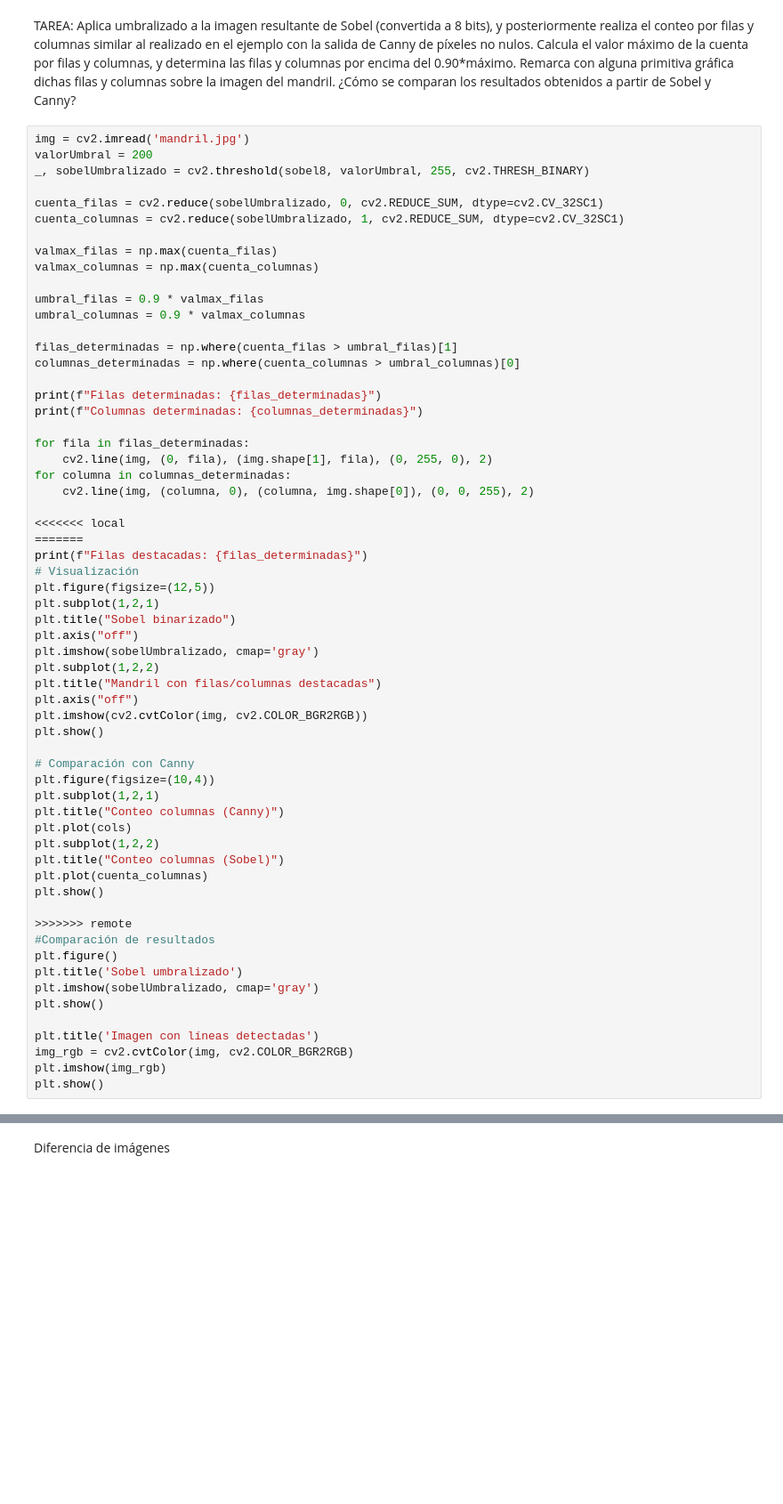
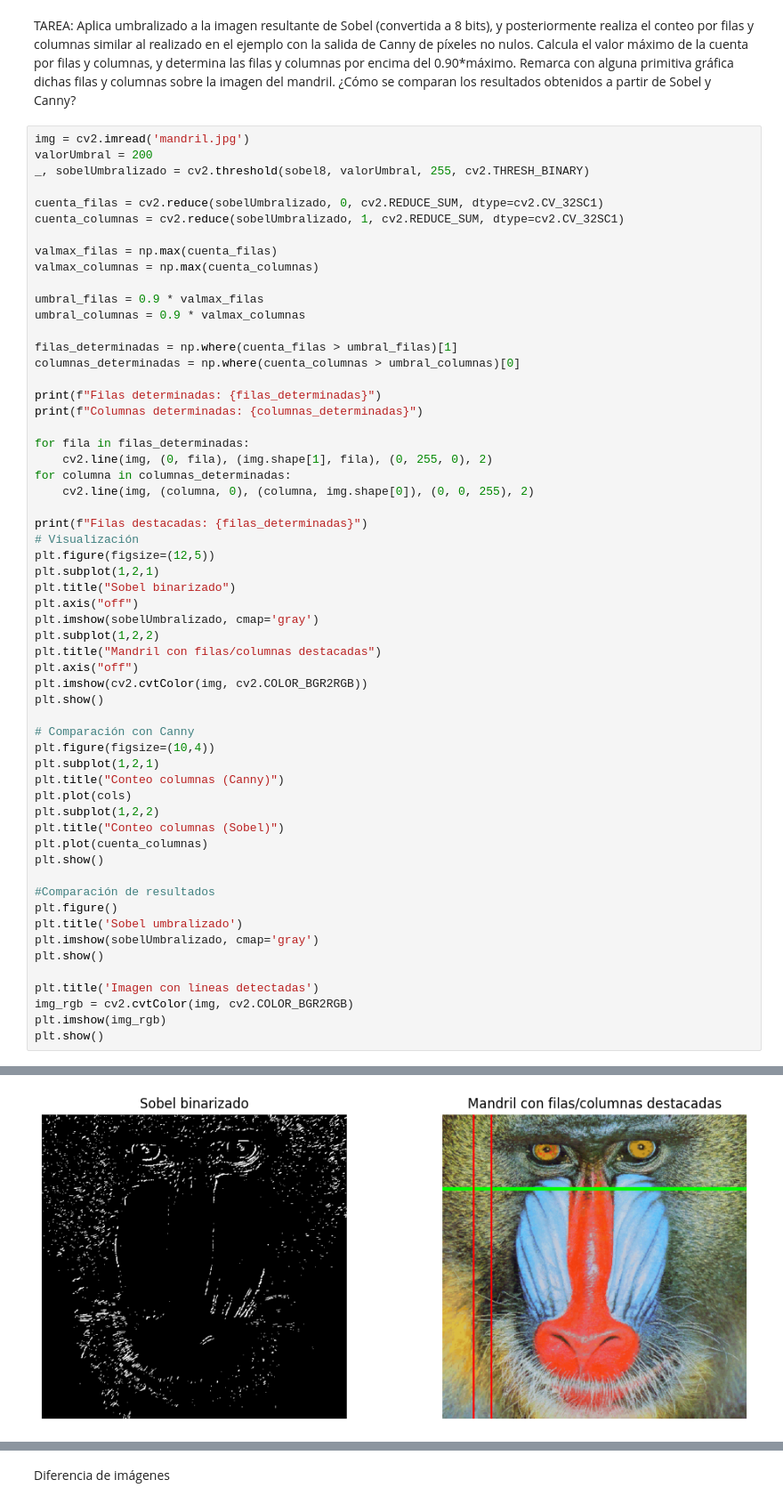
Before and after one commit to lumusa2design/Computer-Visualization, a Jupyter notebook: P2/VC_P2.ipynb, the cells around one changed output, grey strips where cells are left out. Shown at 89% size. Cells and saved outputs as stored; diff of their text form; blank space fills up the shorter version.

```diff
--- a/P2/VC_P2.ipynb
+++ b/P2/VC_P2.ipynb
@@ -204,8 +234,6 @@ for fila in filas_determinadas:
 for columna in columnas_determinadas:
     cv2.line(img, (columna, 0), (columna, img.shape[0]), (0, 0, 255), 2)
 
-<<<<<<< local
-=======
 print(f"Filas destacadas: {filas_determinadas}")
 # Visualización
 plt.figure(figsize=(12,5))
@@ -229,7 +257,6 @@ plt.title("Conteo columnas (Sobel)")
 plt.plot(cuenta_columnas)
 plt.show()
 
->>>>>>> remote
 #Comparación de resultados
 plt.figure()
 plt.title('Sobel umbralizado')
@@ -240,3 +267,4 @@ plt.title('Imagen con líneas detectadas')
 img_rgb = cv2.cvtColor(img, cv2.COLOR_BGR2RGB)
 plt.imshow(img_rgb)
 plt.show()
+# %% [output]
@@ -242,0 +274 @@ plt.show()
+[figure, added]
```
Also changed, not shown: parts of 5 cells of this notebook.
